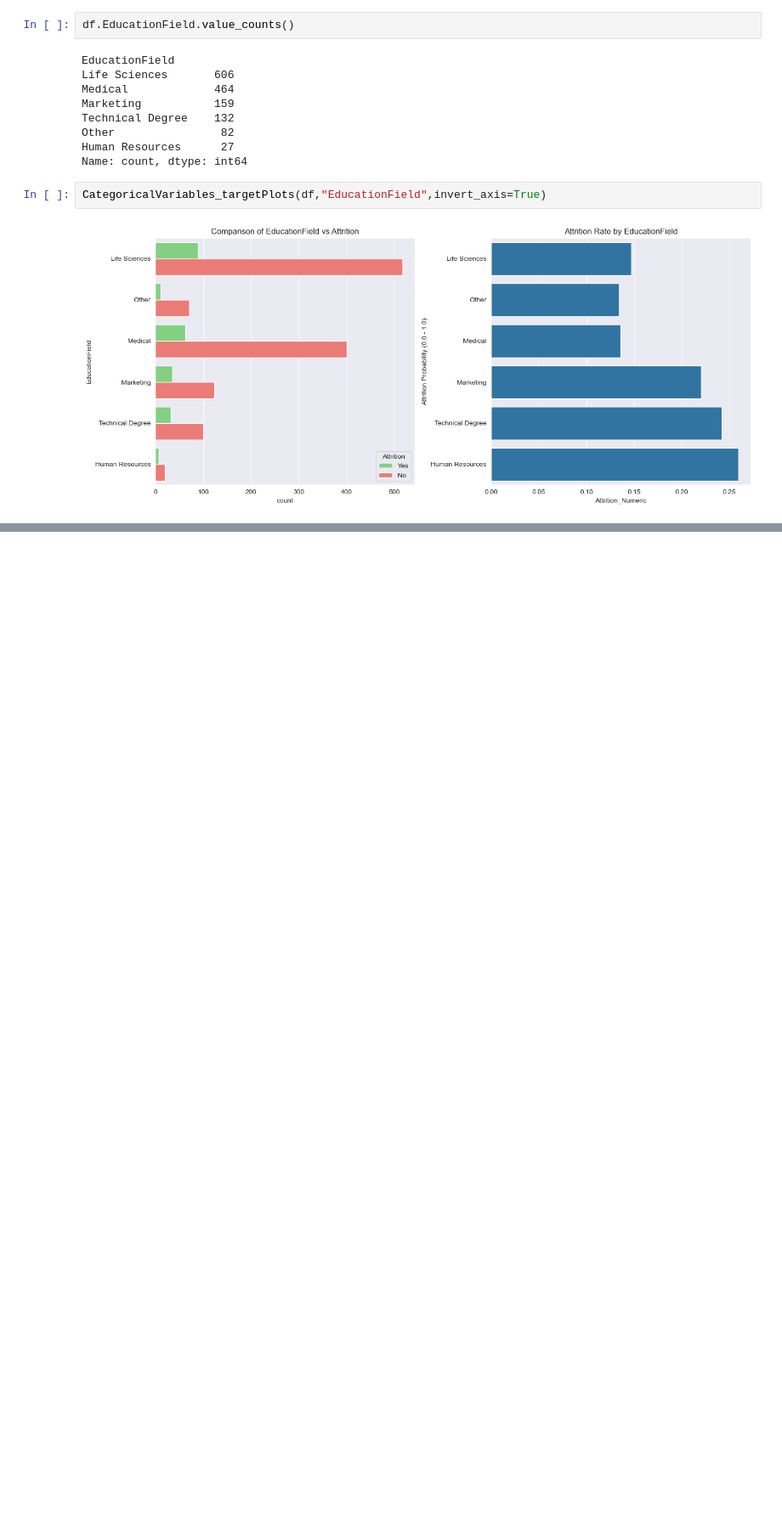
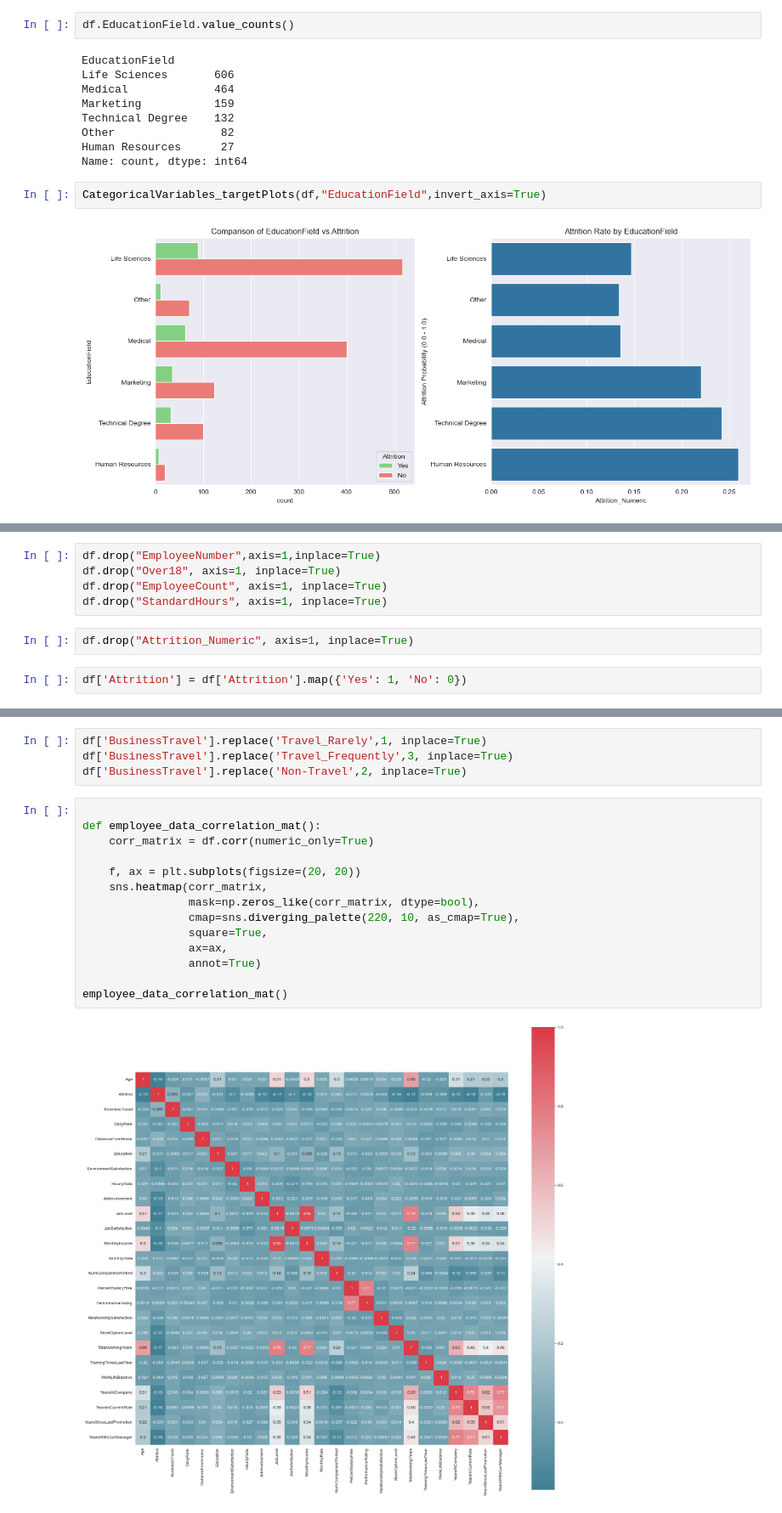
Before and after one commit to FakhriAl-farobi/Workforce-and-Resume-Analytics, a Jupyter notebook: IBM_CV.ipynb, the cells around one changed output, grey strips where cells are left out. Shown at 85% size. Drawn from its saved outputs; the diff is of its cells as text; blank space fills up the shorter version.

```diff
--- a/IBM_CV.ipynb
+++ b/IBM_CV.ipynb
@@ -407,0 +394,9 @@ ValueError: Could not interpret value `left` for `x`. An entry with this name do
+# %%
+df.drop("EmployeeNumber",axis=1,inplace=True)
+df.drop("Over18", axis=1, inplace=True)
+df.drop("EmployeeCount", axis=1, inplace=True)
+df.drop("StandardHours", axis=1, inplace=True)
+# %%
+df.drop("Attrition_Numeric", axis=1, inplace=True)
+# %%
+df['Attrition'] = df['Attrition'].map({'Yes': 1, 'No': 0})
@@ -407,0 +415,20 @@ ValueError: Could not interpret value `left` for `x`. An entry with this name do
+# %%
+df['BusinessTravel'].replace('Travel_Rarely',1, inplace=True)
+df['BusinessTravel'].replace('Travel_Frequently',3, inplace=True)
+df['BusinessTravel'].replace('Non-Travel',2, inplace=True)
+# %%
+
+def employee_data_correlation_mat():
+    corr_matrix = df.corr(numeric_only=True)
+
+    f, ax = plt.subplots(figsize=(20, 20))
+    sns.heatmap(corr_matrix,
+                mask=np.zeros_like(corr_matrix, dtype=bool),
+                cmap=sns.diverging_palette(220, 10, as_cmap=True),
+                square=True,
+                ax=ax,
+                annot=True)
+
+employee_data_correlation_mat()
+# %% [output]
+[figure, added]
```
Also changed, not shown: parts of 33 cells of this notebook, 1 other file.
